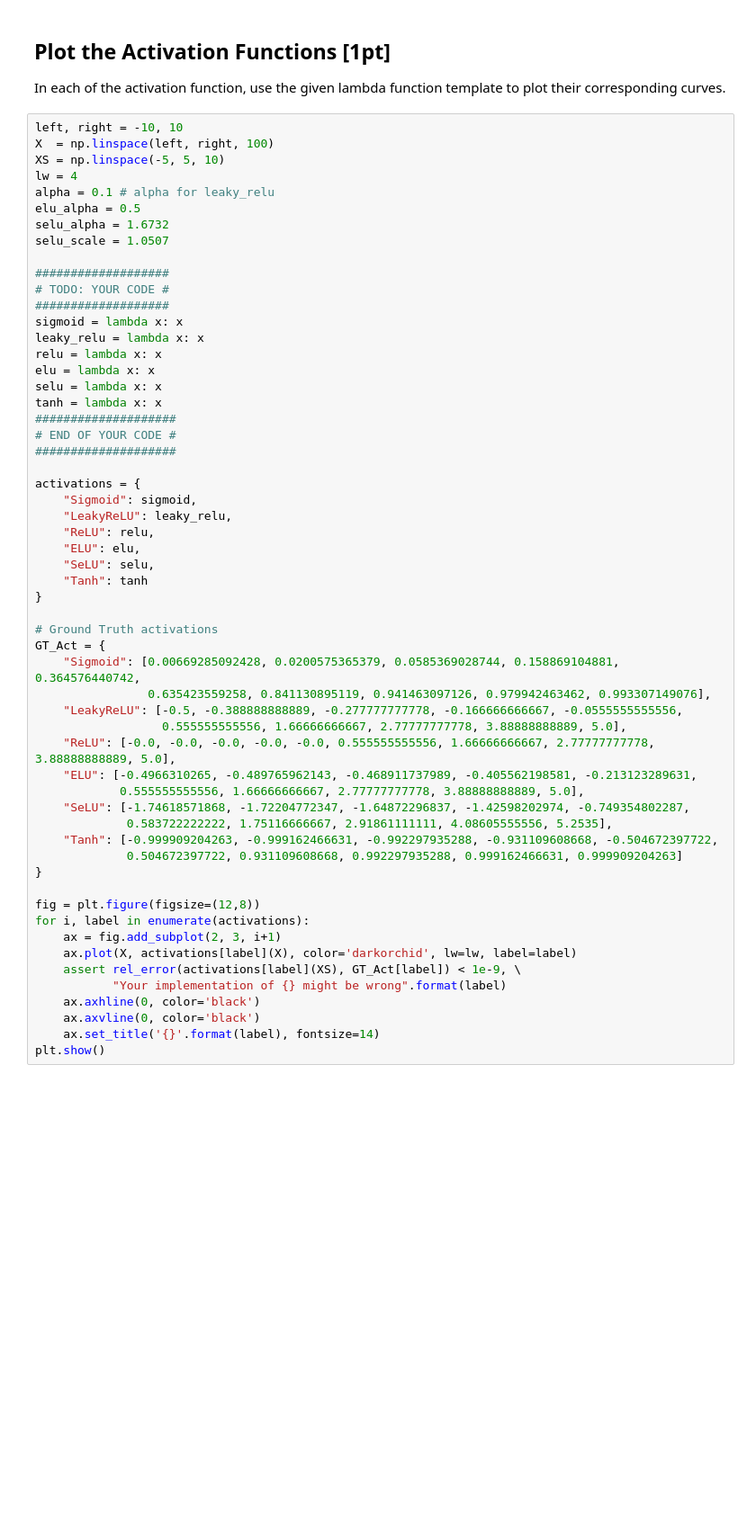
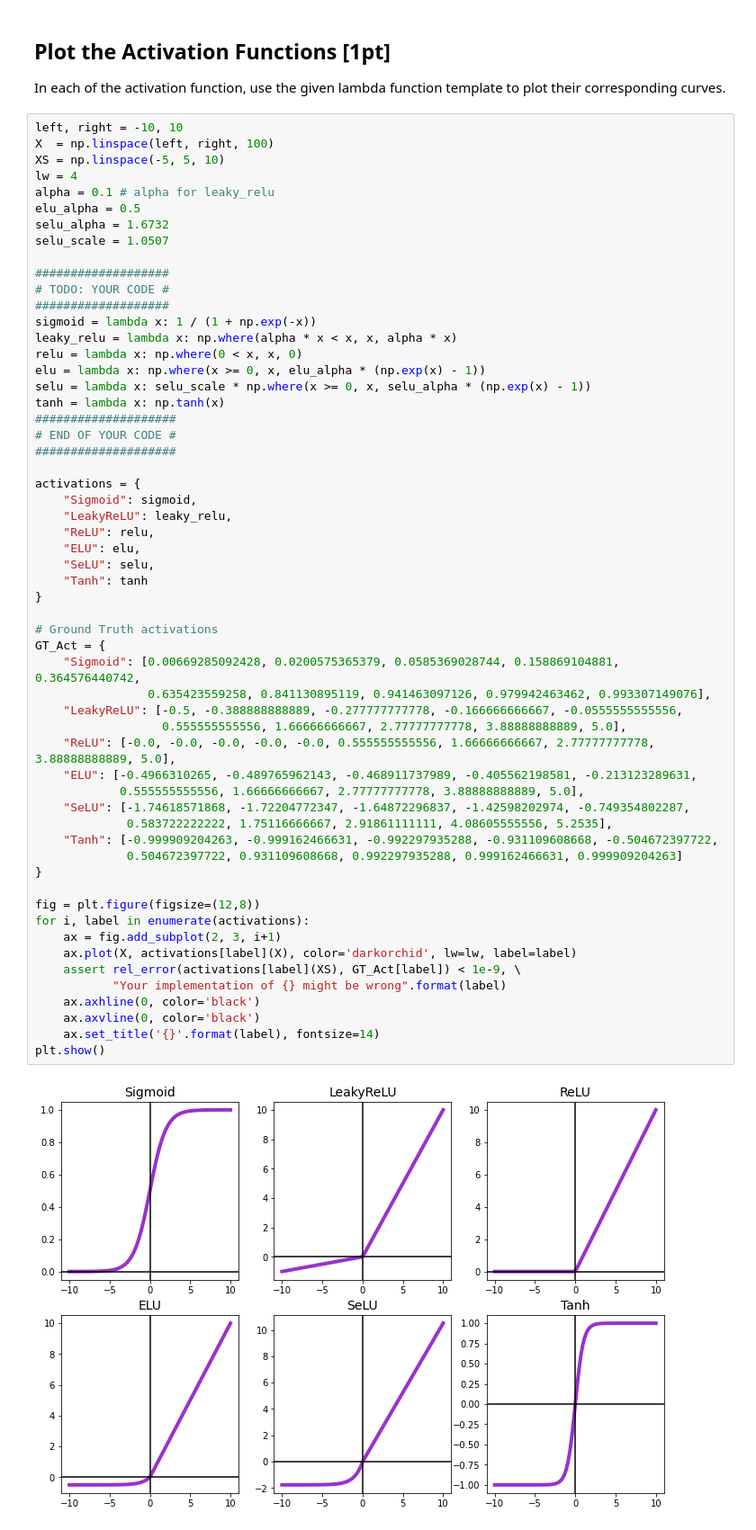
Before and after one commit to angelricardoh/Deep-Learning, a Jupyter notebook: csci566-assignment1/Problem_1.ipynb, the cells around one changed output. Shown at 90% size. Saved outputs shown, nothing was run; the diff lists cells and outputs as text; blank space fills up the shorter version.

```diff
--- a/csci566-assignment1/Problem_1.ipynb
+++ b/csci566-assignment1/Problem_1.ipynb
@@ -964,12 +1012,12 @@ selu_scale = 1.0507
 ###################
 # TODO: YOUR CODE #
 ###################
-sigmoid = lambda x: x
-leaky_relu = lambda x: x
-relu = lambda x: x
-elu = lambda x: x
-selu = lambda x: x
-tanh = lambda x: x
+sigmoid = lambda x: 1 / (1 + np.exp(-x))
+leaky_relu = lambda x: np.where(alpha * x < x, x, alpha * x)
+relu = lambda x: np.where(0 < x, x, 0)
+elu = lambda x: np.where(x >= 0, x, elu_alpha * (np.exp(x) - 1))
+selu = lambda x: selu_scale * np.where(x >= 0, x, selu_alpha * (np.exp(x) - 1))
+tanh = lambda x: np.tanh(x)
 ####################
 # END OF YOUR CODE #
 ####################
@@ -981,33 +1029,35 @@ activations = {
     "ELU": elu,
     "SeLU": selu,
     "Tanh": tanh
 }
 
 # Ground Truth activations
 GT_Act = {
     "Sigmoid": [0.00669285092428, 0.0200575365379, 0.0585369028744, 0.158869104881, 0.364576440742,
                 0.635423559258, 0.841130895119, 0.941463097126, 0.979942463462, 0.993307149076],
     "LeakyReLU": [-0.5, -0.388888888889, -0.277777777778, -0.166666666667, -0.0555555555556,
                   0.555555555556, 1.66666666667, 2.77777777778, 3.88888888889, 5.0],
     "ReLU": [-0.0, -0.0, -0.0, -0.0, -0.0, 0.555555555556, 1.66666666667, 2.77777777778, 3.88888888889, 5.0],
     "ELU": [-0.4966310265, -0.489765962143, -0.468911737989, -0.405562198581, -0.213123289631,
             0.555555555556, 1.66666666667, 2.77777777778, 3.88888888889, 5.0],
     "SeLU": [-1.74618571868, -1.72204772347, -1.64872296837, -1.42598202974, -0.749354802287,
              0.583722222222, 1.75116666667, 2.91861111111, 4.08605555556, 5.2535],
     "Tanh": [-0.999909204263, -0.999162466631, -0.992297935288, -0.931109608668, -0.504672397722,
              0.504672397722, 0.931109608668, 0.992297935288, 0.999162466631, 0.999909204263]
 }
 
 fig = plt.figure(figsize=(12,8))
 for i, label in enumerate(activations):
     ax = fig.add_subplot(2, 3, i+1)
     ax.plot(X, activations[label](X), color='darkorchid', lw=lw, label=label)
     assert rel_error(activations[label](XS), GT_Act[label]) < 1e-9, \
            "Your implementation of {} might be wrong".format(label)
     ax.axhline(0, color='black')
     ax.axvline(0, color='black')
     ax.set_title('{}'.format(label), fontsize=14)
 plt.show()
+# %% [output]
+[figure, added]
 # %% [markdown]
 # Submission
 
```
Also changed, not shown: parts of 6 cells of this notebook, 1 other file.
